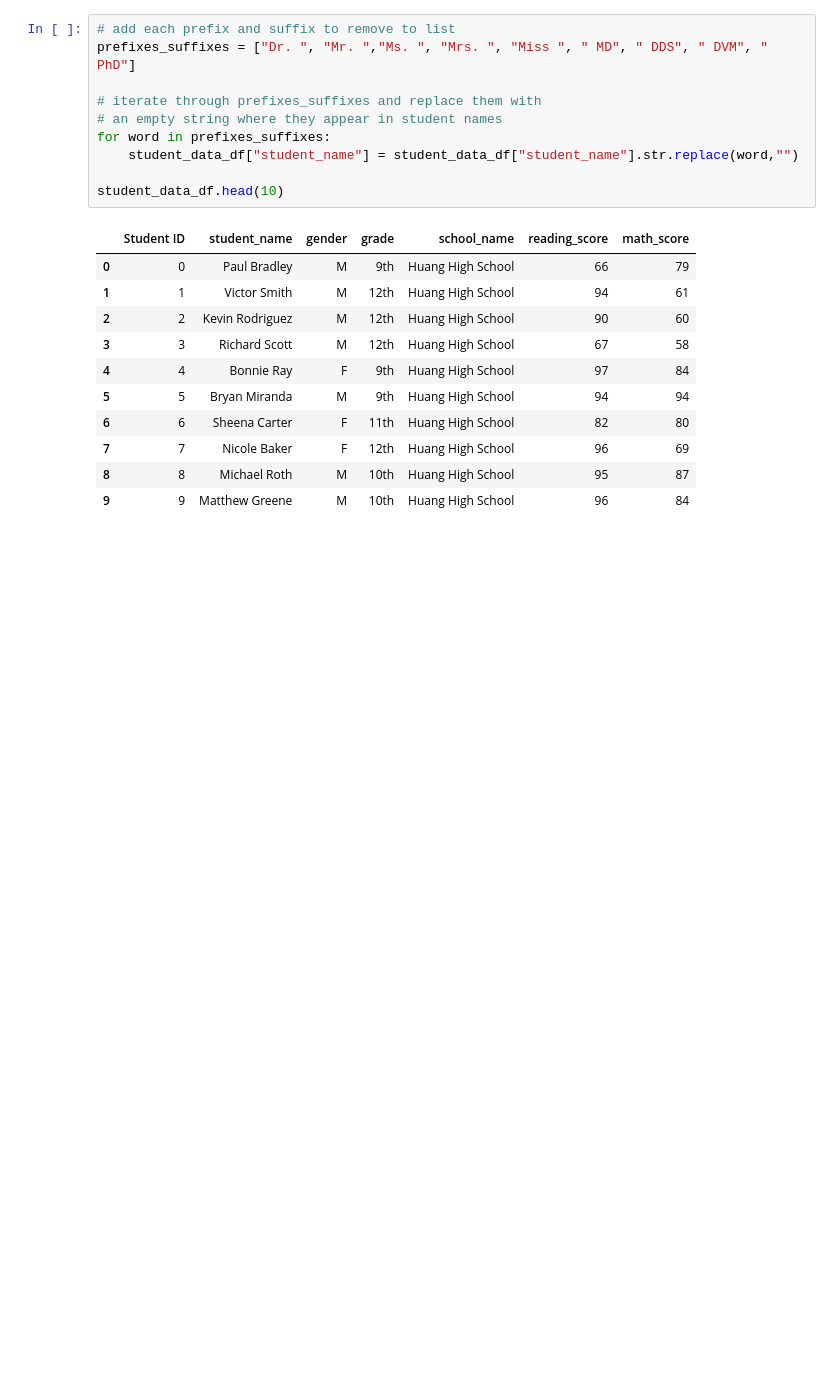
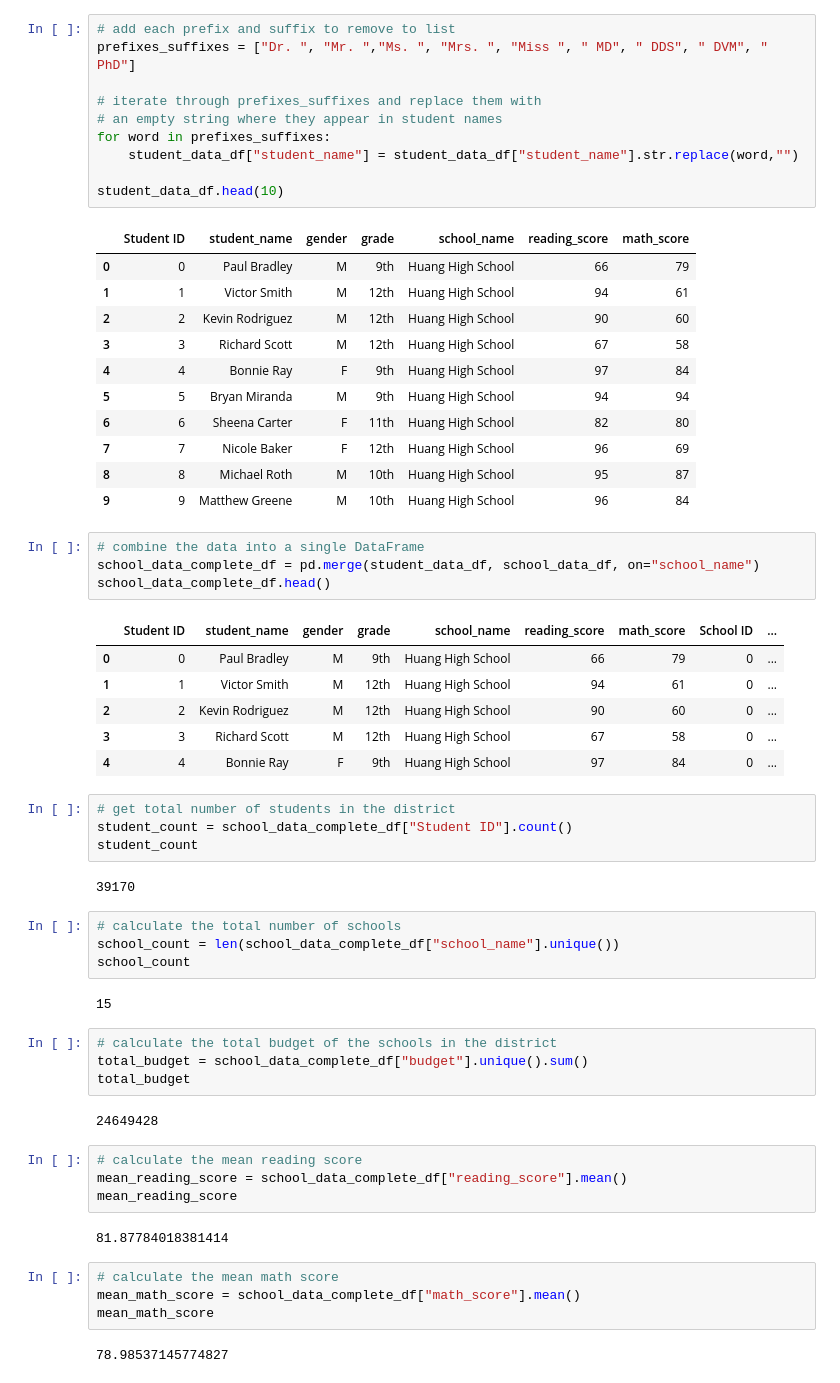
Before and after one commit to rgaucin/school-district-analysis, a Jupyter notebook: PyCitySchools.ipynb, the cells around one changed output. Saved outputs shown, nothing was run; the diff lists cells and outputs as text; blank space fills up the shorter version.

Commit message:
district summary complete

```diff
--- a/PyCitySchools.ipynb
+++ b/PyCitySchools.ipynb
@@ -92,3 +92,44 @@ student_data_df.head(10)
 | 7 | 7 | Nicole Baker | F | 12th | Huang High School | 96 | 69 |
 | 8 | 8 | Michael Roth | M | 10th | Huang High School | 95 | 87 |
 | 9 | 9 | Matthew Greene | M | 10th | Huang High School | 96 | 84 |
+# %%
+# combine the data into a single DataFrame
+school_data_complete_df = pd.merge(student_data_df, school_data_df, on="school_name")
+school_data_complete_df.head()
+# %% [output]
+|  | Student ID | student_name | gender | grade | school_name | reading_score | math_score | School ID | ... |
+| 0 | 0 | Paul Bradley | M | 9th | Huang High School | 66 | 79 | 0 | ... |
+| 1 | 1 | Victor Smith | M | 12th | Huang High School | 94 | 61 | 0 | ... |
+| 2 | 2 | Kevin Rodriguez | M | 12th | Huang High School | 90 | 60 | 0 | ... |
+| 3 | 3 | Richard Scott | M | 12th | Huang High School | 67 | 58 | 0 | ... |
+| 4 | 4 | Bonnie Ray | F | 9th | Huang High School | 97 | 84 | 0 | ... |
+# %%
+# get total number of students in the district
+student_count = school_data_complete_df["Student ID"].count()
+student_count
+# %% [output]
+39170
+# %%
+# calculate the total number of schools
+school_count = len(school_data_complete_df["school_name"].unique())
+school_count
+# %% [output]
+15
+# %%
+# calculate the total budget of the schools in the district
+total_budget = school_data_complete_df["budget"].unique().sum()
+total_budget
+# %% [output]
+24649428
+# %%
+# calculate the mean reading score
+mean_reading_score = school_data_complete_df["reading_score"].mean()
+mean_reading_score
+# %% [output]
+81.87784018381414
+# %%
+# calculate the mean math score
+mean_math_score = school_data_complete_df["math_score"].mean()
+mean_math_score
+# %% [output]
+78.98537145774827
```
Also changed, not shown: parts of 12 cells of this notebook, 1 other file.
